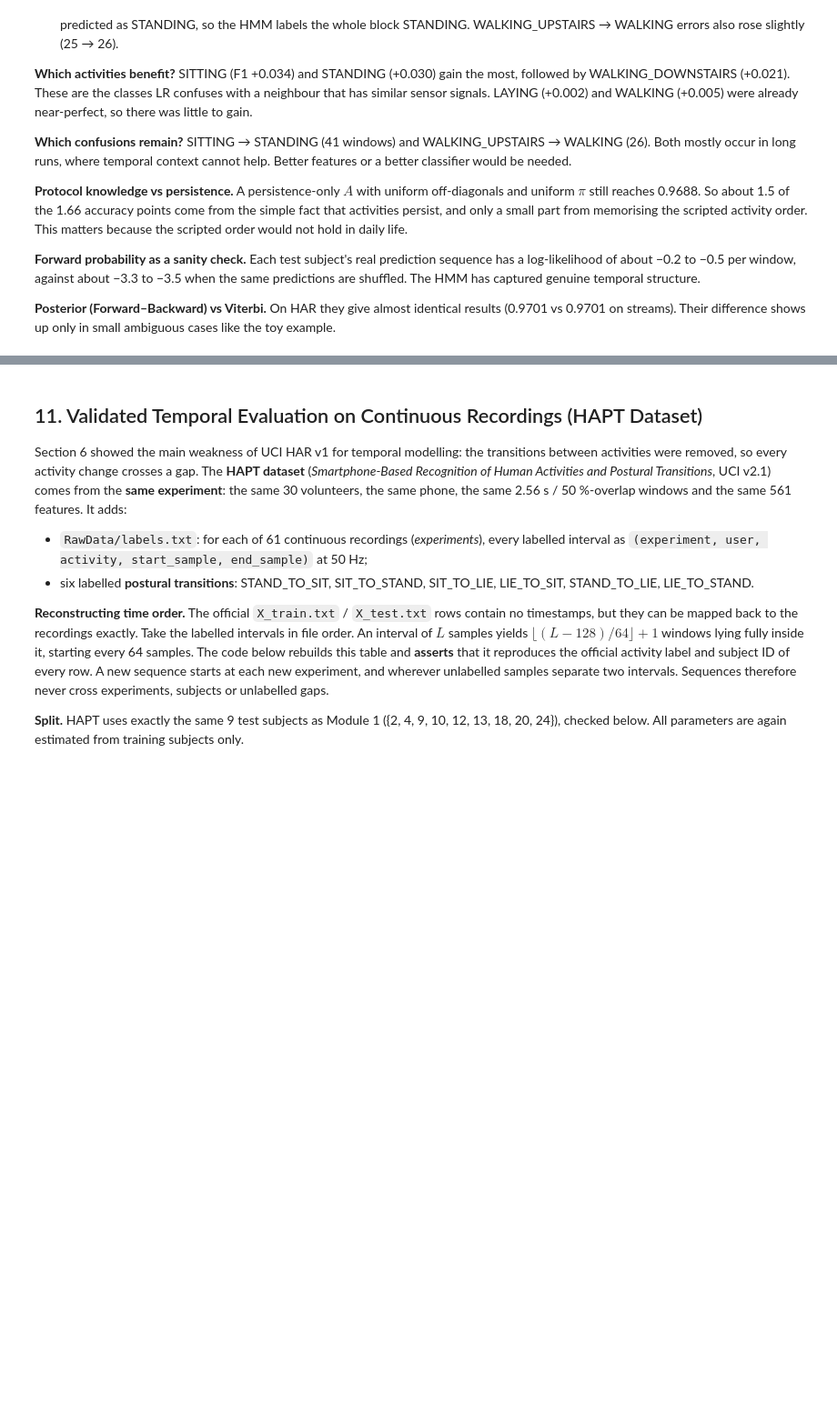
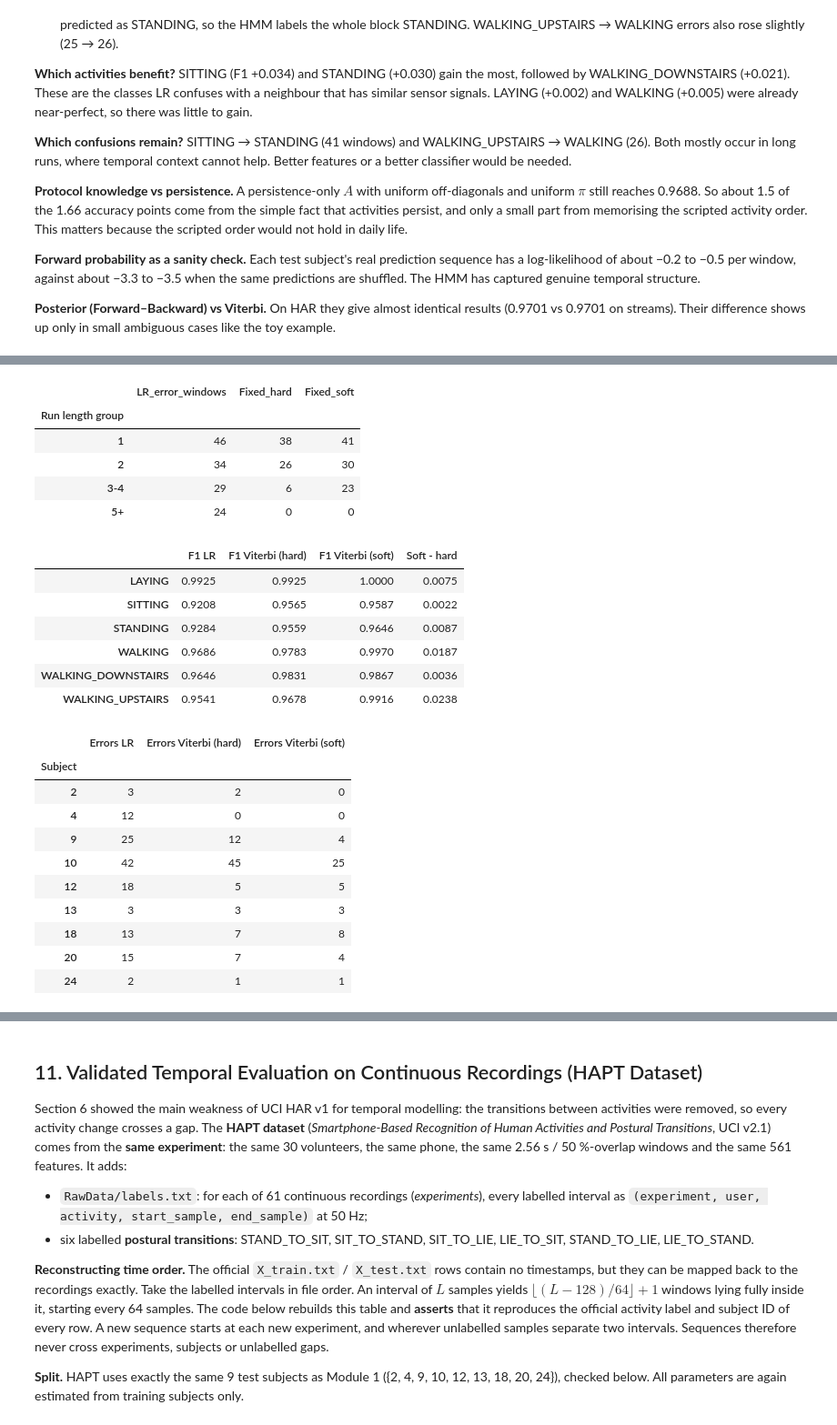
Before and after one commit to anshagarwxl/Human-Activity-Recognition-ML, a Jupyter notebook: notebooks/HAR_Classification_Project.ipynb, the cells around one changed output, grey strips where cells are left out. Shown at 91% size. Drawn from its saved outputs; the diff is of its cells as text; code cells hidden in the pictures; blank space fills up the shorter version.

```diff
--- a/notebooks/HAR_Classification_Project.ipynb
+++ b/notebooks/HAR_Classification_Project.ipynb
@@ -2252,0 +2349,60 @@ All numbers below come from the outputs above. The same 2947 test windows and th
+# %%
+soft_vit = soft_decoded["HMM Viterbi (soft)"]
+
+# which error runs of the LR classifier does each decoder fix?
+run_rows = []
+for idx in test_streams:
+    wrong = test_obs[idx] != test_states[idx]
+    run_id = np.cumsum(np.r_[True, wrong[1:] != wrong[:-1]])
+    for r in np.unique(run_id[wrong]):
+        members = idx[run_id == r]
+        run_rows.append({"Run length": len(members),
+                         "Fixed (hard Viterbi)": int((vit_pred[members] == test_states[members]).sum()),
+                         "Fixed (soft Viterbi)": int((soft_vit[members] == test_states[members]).sum())})
+runs = pd.DataFrame(run_rows)
+runs["Run length group"] = pd.cut(runs["Run length"], [0, 1, 2, 4, np.inf], labels=["1", "2", "3-4", "5+"])
+run_cmp = runs.groupby("Run length group", observed=True).agg(LR_error_windows=("Run length", "sum"),
+                                                              Fixed_hard=("Fixed (hard Viterbi)", "sum"),
+                                                              Fixed_soft=("Fixed (soft Viterbi)", "sum"))
+display(run_cmp)
+
+per_class_soft = pd.DataFrame({
+    "F1 LR": f1_score(test_states, lr_pred, average=None),
+    "F1 Viterbi (hard)": f1_score(test_states, vit_pred, average=None),
+    "F1 Viterbi (soft)": f1_score(test_states, soft_vit, average=None),
+}, index=activity_classes)
+per_class_soft["Soft - hard"] = per_class_soft["F1 Viterbi (soft)"] - per_class_soft["F1 Viterbi (hard)"]
+display(per_class_soft.round(4))
+
+subject_rows = []
+for idx in test_streams:
+    subject_rows.append({"Subject": test_subjects[idx[0]],
+                         "Errors LR": int((test_obs[idx] != test_states[idx]).sum()),
+                         "Errors Viterbi (hard)": int((vit_pred[idx] != test_states[idx]).sum()),
+                         "Errors Viterbi (soft)": int((soft_vit[idx] != test_states[idx]).sum())})
+pd.DataFrame(subject_rows).set_index("Subject")
+# %% [output]
+|  | LR_error_windows | Fixed_hard | Fixed_soft |
+| Run length group |  |  |  |
+| 1 | 46 | 38 | 41 |
+| 2 | 34 | 26 | 30 |
+| 3-4 | 29 | 6 | 23 |
+| 5+ | 24 | 0 | 0 |
+|  | F1 LR | F1 Viterbi (hard) | F1 Viterbi (soft) | Soft - hard |
+| LAYING | 0.9925 | 0.9925 | 1.0000 | 0.0075 |
+| SITTING | 0.9208 | 0.9565 | 0.9587 | 0.0022 |
+| STANDING | 0.9284 | 0.9559 | 0.9646 | 0.0087 |
+| WALKING | 0.9686 | 0.9783 | 0.9970 | 0.0187 |
+| WALKING_DOWNSTAIRS | 0.9646 | 0.9831 | 0.9867 | 0.0036 |
+| WALKING_UPSTAIRS | 0.9541 | 0.9678 | 0.9916 | 0.0238 |
+|  | Errors LR | Errors Viterbi (hard) | Errors Viterbi (soft) |
+| Subject |  |  |  |
+| 2 | 3 | 2 | 0 |
+| 4 | 12 | 0 | 0 |
+| 9 | 25 | 12 | 4 |
+| 10 | 42 | 45 | 25 |
+| 12 | 18 | 5 | 5 |
+| 13 | 3 | 3 | 3 |
+| 18 | 13 | 7 | 8 |
+| 20 | 15 | 7 | 4 |
+| 24 | 2 | 1 | 1 |
```
Also changed, not shown: parts of 5 cells of this notebook, 4 other files.
